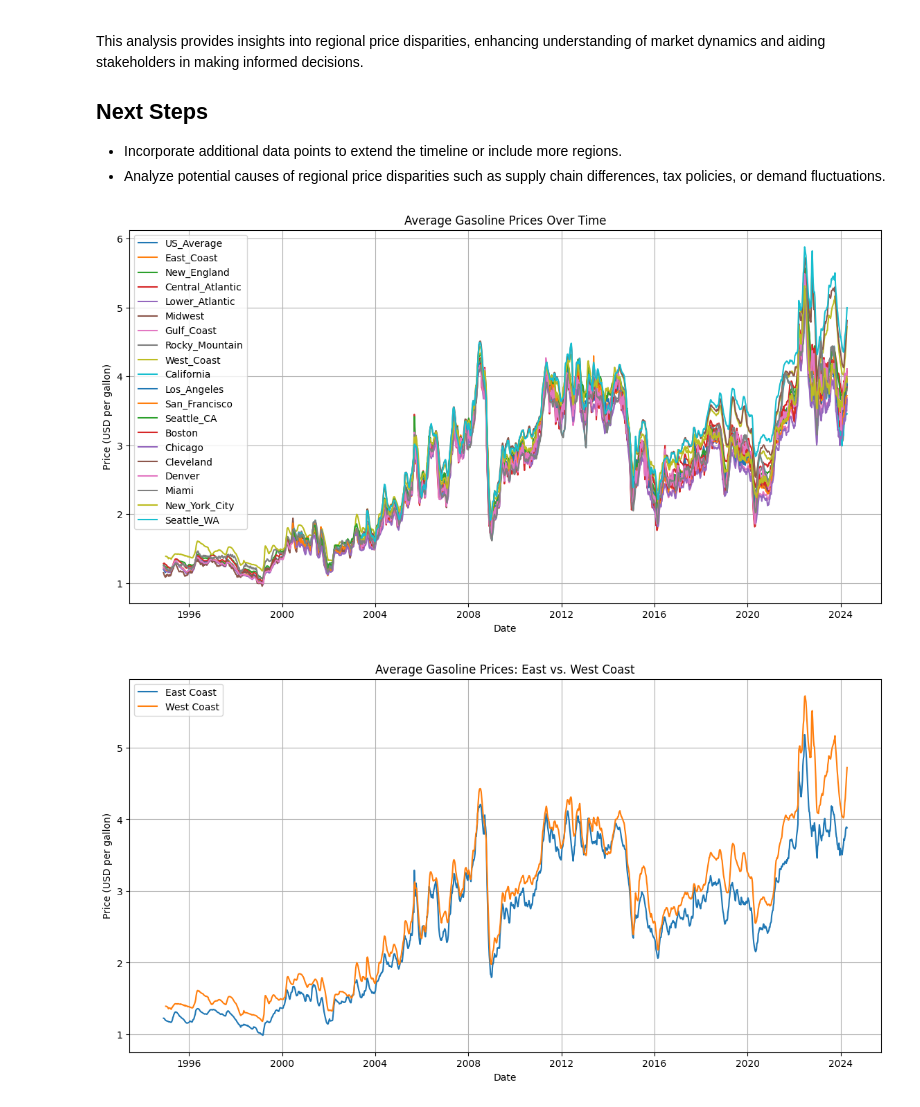
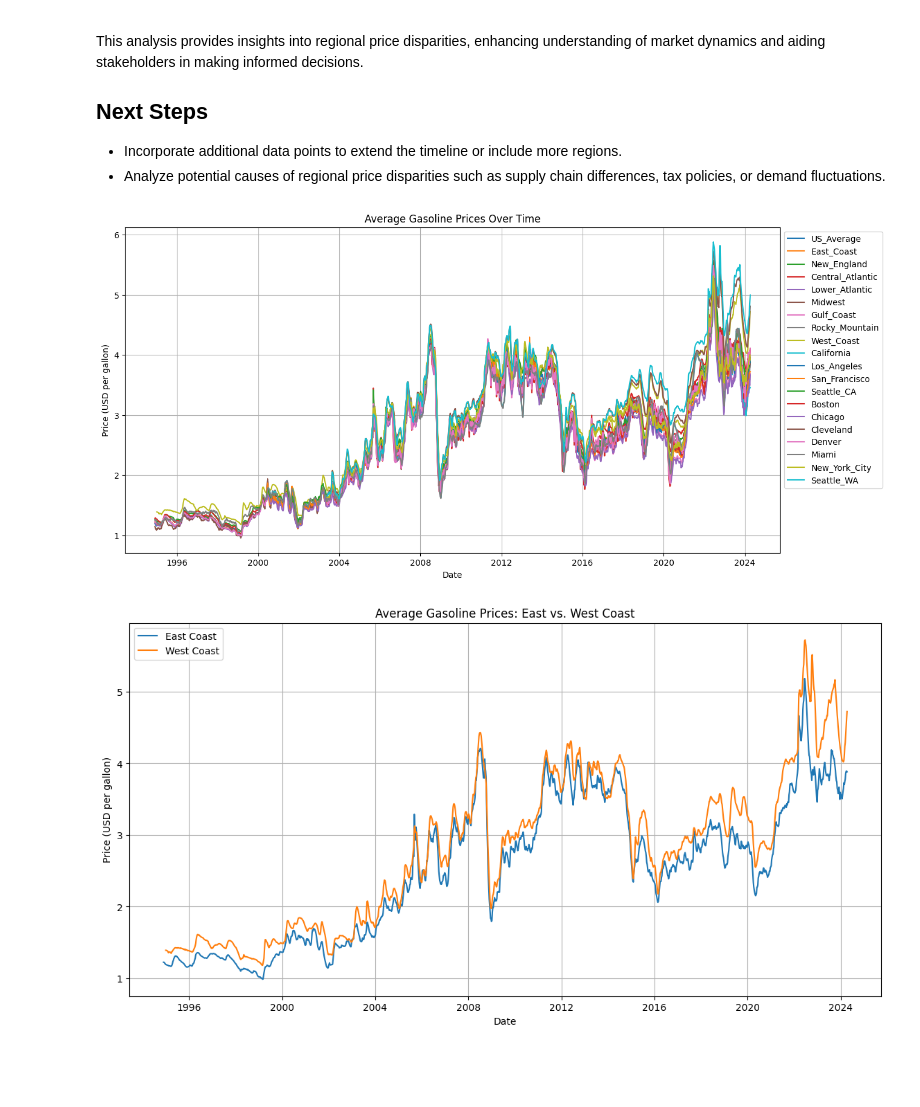
Before and after one commit to SatchelF/Data_Analysis_Project, a Jupyter notebook: regional_gasoline_prices_analysis.ipynb, the cells around one changed output. Cells and saved outputs as stored; diff of their text form; code cells hidden in the pictures; blank space fills up the shorter version.

```diff
--- a/regional_gasoline_prices_analysis.ipynb
+++ b/regional_gasoline_prices_analysis.ipynb
@@ -26,6 +26,8 @@ This analysis provides insights into regional price disparities, enhancing under
 - Incorporate additional data points to extend the timeline or include more regions.
 - Analyze potential causes of regional price disparities such as supply chain differences, tax policies, or demand fluctuations.
 # %%
+
+
 import pandas as pd
 import matplotlib.pyplot as plt
 
@@ -67,33 +69,46 @@ def plot_zoomed_data(df, title, start_date, end_date):
     mask = (df['Date'] >= start_date) & (df['Date'] <= end_date)
     zoomed_data = df.loc[mask]
     for idx, column in enumerate(zoomed_data.columns[1:]):
         if zoomed_data[column].notna().any():  # Plot only if there are non-NaN values
             plt.plot(zoomed_data['Date'], zoomed_data[column], label=column, color=colors[idx % len(colors)])
     plt.title(title + " (Zoomed In: " + start_date + " to " + end_date + ")")
     plt.xlabel('Date')
     plt.ylabel('Price (USD per gallon)')
     plt.legend()
     plt.grid(True)
     plt.show()
 
+def plot_fuel_data(df, title):
+    plt.figure(figsize=(14, 7))
+    for idx, column in enumerate(df.columns[1:]):  # Skipping 'Date' column
+        if df[column].notna().any():  # Plot only if there are non-NaN values
+            plt.plot(df['Date'], df[column], label=column, color=colors[idx % len(colors)])
+    plt.title(title)
+    plt.xlabel('Date')
+    plt.ylabel('Price (USD per gallon)')
+    plt.legend(loc='upper left', bbox_to_anchor=(1,1))  # Move the legend out of the plot
+    plt.grid(True)
+    plt.show()
+
+
 # Load data
 data_paths = ['Data\Data1_Regular_Conventional.csv', 'Data\Data4_Midgrade_Conventional.csv', 'Data\Data7_Premuim_Conventional.csv']
 datasets = [load_and_clean_data(path) for path in data_paths]
 
 # Combine datasets by averaging prices
 combined_data = datasets[0]
 for data in datasets[1:]:
     combined_data = combined_data.merge(data, on='Date', suffixes=('', '_drop'))
     for col in combined_data.columns:
         if '_drop' in col:
             combined_data[col.replace('_drop', '')] = combined_data[[col.replace('_drop', ''), col]].mean(axis=1)
             combined_data.drop(col, axis=1, inplace=True)
 
 # Plotting for general trends, East vs. West comparison, and zoomed view
 plot_fuel_data(combined_data, "Average Gasoline Prices Over Time")
 plot_fuel_data_east_west(combined_data, "Average Gasoline Prices: East vs. West Coast")
 plot_zoomed_data(combined_data, "Average Gasoline Prices Over Time", "2018-01-01", "2022-01-01")
 # %% [output]
-[figure, old version]
+[figure, new version]
 [figure]
 [figure]
```
Also changed, not shown: 1 other file.
